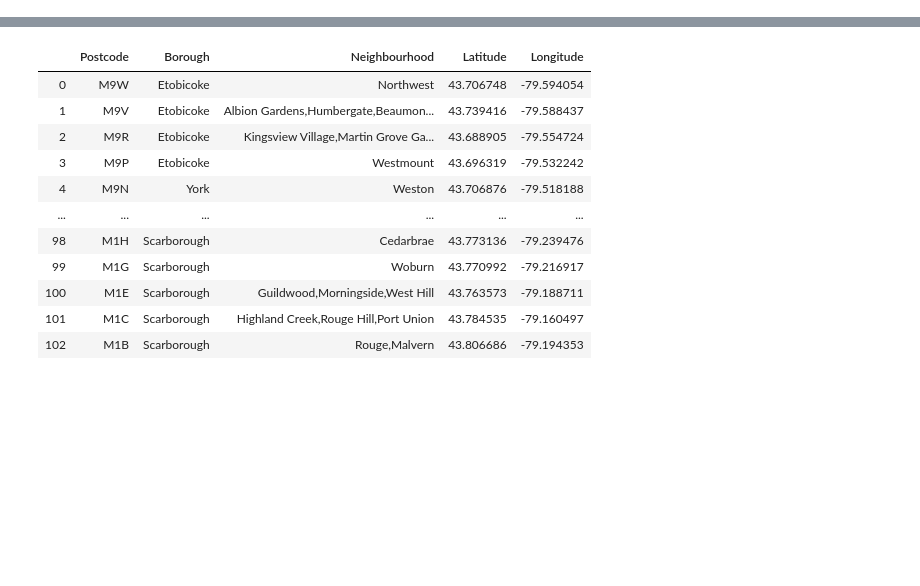
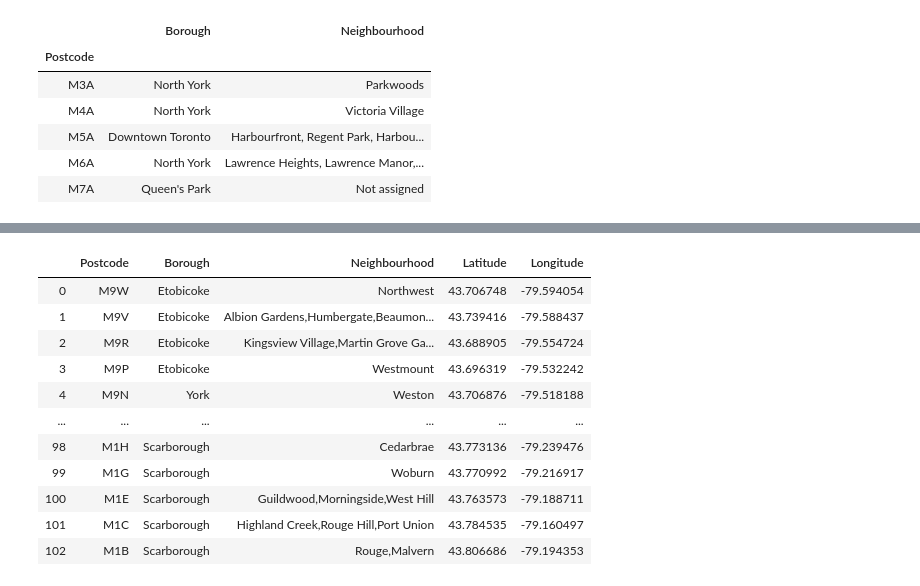
Before and after one commit to varadhan100/Coursera_Capstone, a Jupyter notebook: Coursera Capstone.ipynb, the cells around one changed output, grey strips where cells are left out. Drawn from its saved outputs; the diff is of its cells as text; code cells hidden in the pictures; blank space fills up the shorter version.

```diff
--- a/Coursera Capstone.ipynb
+++ b/Coursera Capstone.ipynb
@@ -0,0 +76,16 @@
+# %%
+x["Neighbourhood"] = x.groupby("Postcode")["Neighbourhood"].transform(lambda neigh: ', '.join(neigh))
+x = x.drop_duplicates()
+
+if(x.index.name != 'Postcode'):
+    x = x.set_index('Postcode')
+
+x.head()
+# %% [output]
+|  | Borough | Neighbourhood |
+| Postcode |  |  |
+| M3A | North York | Parkwoods |
+| M4A | North York | Victoria Village |
+| M5A | Downtown Toronto | Harbourfront, Regent Park, Harbou... |
+| M6A | North York | Lawrence Heights, Lawrence Manor,... |
+| M7A | Queen's Park | Not assigned |
```
Also changed, not shown: parts of 12 cells of this notebook.
